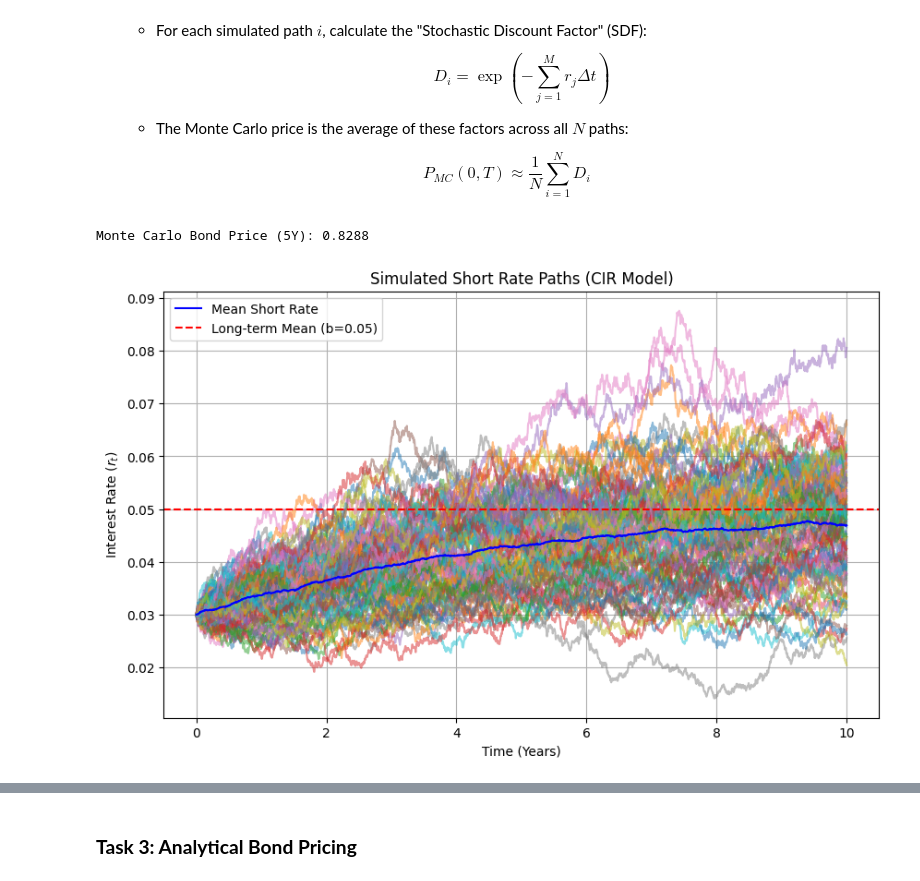
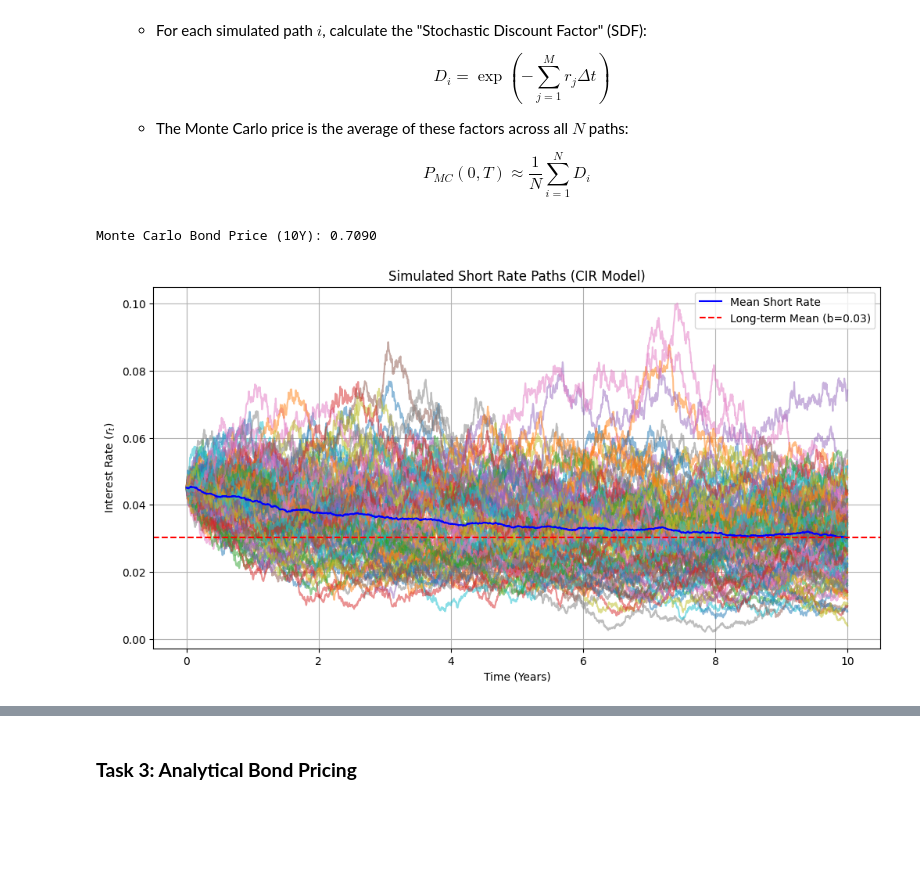
Before and after one commit to PHALMenghak/Interest-Rate-Modeling, a Jupyter notebook: cir_model.ipynb, the cells around one changed output, grey strips where cells are left out. Cells and saved outputs as stored; diff of their text form; code cells hidden in the pictures; blank space fills up the shorter version.

```diff
--- a/cir_model.ipynb
+++ b/cir_model.ipynb
@@ -29,0 +46,17 @@ Where $ Z $ is a standard normal random variable.
+# %%
+symbol = "^TNX"
+start_date = "2012-01-01"
+end_date = "2025-01-31"
+
+data = yf.download(symbol, start=start_date, end=end_date)
+data = data['Close'].dropna()
+
+rate = data.values
+
+plt.figure(figsize=(12,4))
+plt.plot(data, label='10-Year Treasury Yield')
+plt.title('10-Year Treasury Yield Over Time')
+plt.xlabel('Date')
+plt.ylabel('Yield')
+plt.legend()
+plt.show()
@@ -29,0 +121,9 @@ Where $ Z $ is a standard normal random variable.
+# %%
+dt = 1/252
+rates = rate/100
+a, b, sigma = ols_cir(rates, dt)
+
+print("Result of Estimation : ")
+print(f"Mean reversion: a = ",a)
+print(f"Long-term mean: b = ", b)
+print(f"Volatility : sigma =",sigma)
@@ -89,37 +202,37 @@ def price_bond_mc(rates, dt):
     return np.mean(np.exp(-integral_r))
 # %%
 # Parameters
-a = 0.2
-b = 0.05
-sigma = 0.03
-r0 = 0.03
+# a = 0.2
+# b = 0.05
+# sigma = 0.03
+r0 = rates[-1][0]
 T_max = 10
 dt = 1/252
 n_steps = int(T_max / dt)
 time_grid = np.linspace(0, T_max, n_steps + 1)
 n_paths = 100
-paths = simulate_cir_paths(r0, a, b, sigma, T, dt, n_paths)
+paths = simulate_cir_paths(r0, a, b, sigma, T_max, dt, n_paths)
 mc_price = price_bond_mc(paths, dt)
 
-print(f"Monte Carlo Bond Price (5Y): {mc_price:.4f}")
+print(f"Monte Carlo Bond Price (10Y): {mc_price:.4f}")
 # %% [output]
-Monte Carlo Bond Price (5Y): 0.8288
+Monte Carlo Bond Price (10Y): 0.7090
 # %%
 np.random.seed(42)
 paths = simulate_cir_paths(r0, a, b, sigma, T_max, dt, n_paths)
 mean_rates = np.mean(paths, axis=1)
-plt.figure(figsize=(10, 6))
+plt.figure(figsize=(12, 6))
 plt.plot(time_grid, paths ,alpha=0.5)
 plt.plot(time_grid, mean_rates, label='Mean Short Rate', color='blue')
-plt.axhline(y=b, color='r', linestyle='--', label=f'Long-term Mean (b={b})')
+plt.axhline(y=b, color='r', linestyle='--', label=f'Long-term Mean (b={b:.2f})')
 plt.title("Simulated Short Rate Paths (CIR Model)")
 plt.xlabel("Time (Years)")
 plt.ylabel("Interest Rate ($r_t$)")
 plt.legend()
 plt.grid(True)
 plt.show()
 # %% [output]
-[figure, old version]
+[figure, new version]
 # %%
 ## Calculate the mean of interest rates at each time step
 mean_rates = np.mean(paths, axis=1)
```
Also changed, not shown: parts of 17 cells of this notebook, 12 other files.
